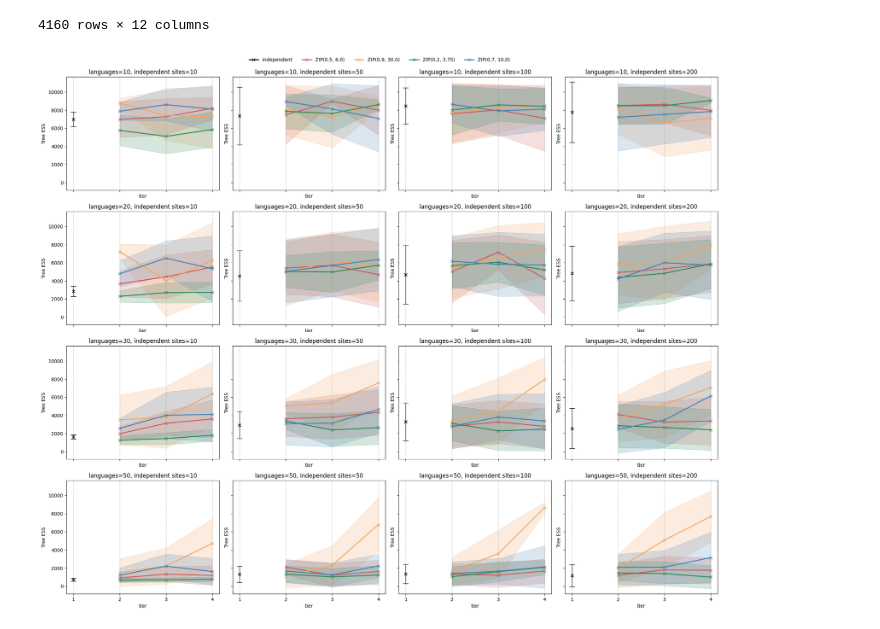
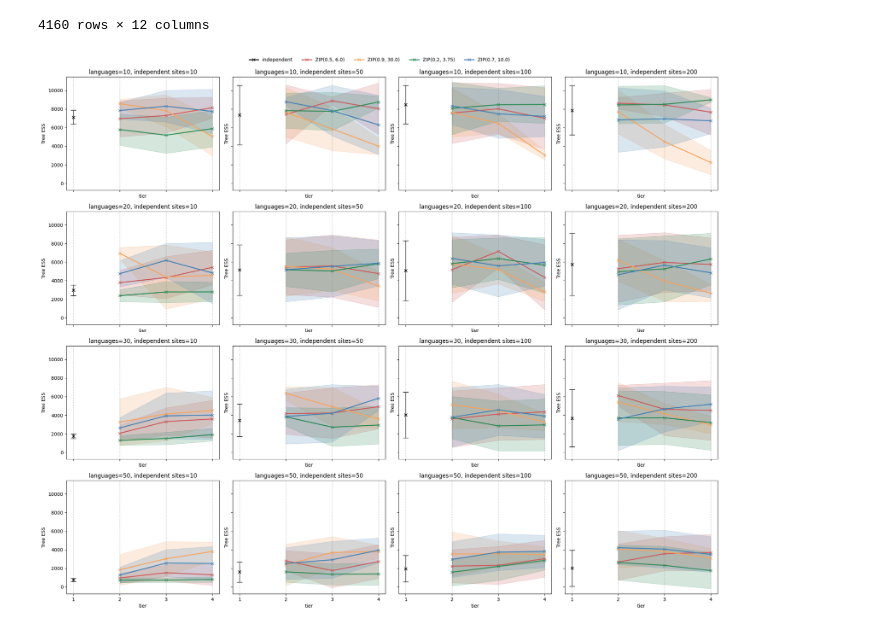
Before and after one commit to jaamestaay/M4R, a Jupyter notebook: data/results_processing.ipynb, the cells around one changed output. Drawn from its saved outputs; the diff is of its cells as text; code cells hidden in the pictures.

Commit message:
updated figures

```diff
--- a/data/results_processing.ipynb
+++ b/data/results_processing.ipynb
@@ -320,7 +320,7 @@ for i, leaves_val in enumerate(leaves_vals):
         methods = d["ZIP"].unique()
         for k, m in enumerate(methods):
             dm = d[d["ZIP"] == m]
-            grouped = dm.groupby("tier")["priorESS"]
+            grouped = dm.groupby("tier")["jointESS"]
             mean = grouped.mean()
             std = grouped.std()
             x = mean.index.values
@@ -339,31 +339,31 @@ for i, leaves_val in enumerate(leaves_vals):
                     label=m
                 )
             else:
                 ax.fill_between(
                     x,
                     mean - std,
                     mean + std,
                     color=color,
                     alpha=0.2
                 )
         ax.set_title(f"languages={leaves_val}, independent sites={sites_val}")
         ax.set_xlabel("tier")
         ax.set_ylabel("Tree ESS")
         ax.set_xticks([1, 2, 3, 4])
         for x in [1, 2, 3, 4]:
             ax.axvline(x, linestyle="--", linewidth=1, alpha=0.4, color="grey")
 handles, labels = axes[0, 0].get_legend_handles_labels()
 fig.legend(
     handles[:-1],
     labels[:-1],
     loc="upper center",
     bbox_to_anchor=(0.5, 1.02),
     ncol=5,
     frameon=False
 )
 
 plt.tight_layout(rect=[0, 0, 1, 0.93])
 plt.tight_layout()
 plt.show()
 # %% [output]
-[figure, old version]
+[figure, new version]
```
Also changed, not shown: 5 other files.
